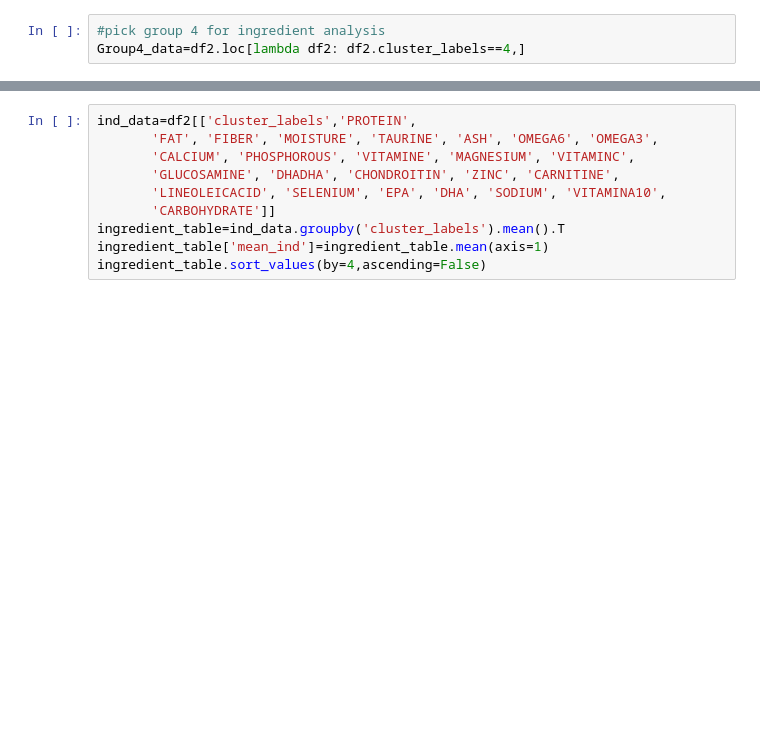
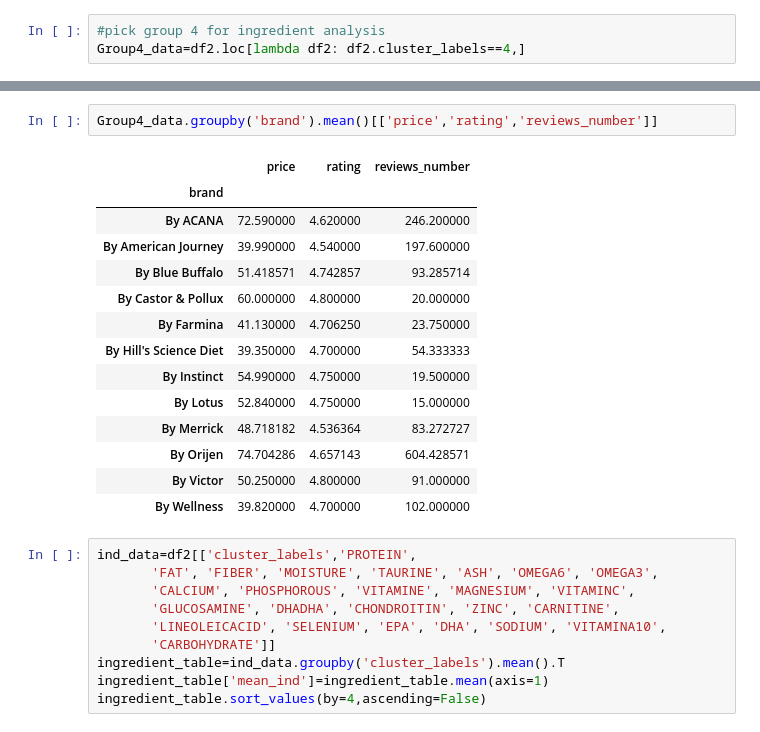
Before and after one commit to summersuny/02scrapyPetProduct, a Jupyter notebook: Dogfood_project_clustering.ipynb, the cells around one changed output, grey strips where cells are left out. Drawn from its saved outputs; the diff is of its cells as text; blank space fills up the shorter version.

```diff
--- a/Dogfood_project_clustering.ipynb
+++ b/Dogfood_project_clustering.ipynb
@@ -907,3 +951,20 @@ Group4_data=df2.loc[lambda df2: df2.cluster_labels==4,]
+# %%
+Group4_data.groupby('brand').mean()[['price','rating','reviews_number']]
+# %% [output]
+|  | price | rating | reviews_number |
+| brand |  |  |  |
+| By ACANA | 72.590000 | 4.620000 | 246.200000 |
+| By American Journey | 39.990000 | 4.540000 | 197.600000 |
+| By Blue Buffalo | 51.418571 | 4.742857 | 93.285714 |
+| By Castor & Pollux | 60.000000 | 4.800000 | 20.000000 |
+| By Farmina | 41.130000 | 4.706250 | 23.750000 |
+| By Hill's Science Diet | 39.350000 | 4.700000 | 54.333333 |
+| By Instinct | 54.990000 | 4.750000 | 19.500000 |
+| By Lotus | 52.840000 | 4.750000 | 15.000000 |
+| By Merrick | 48.718182 | 4.536364 | 83.272727 |
+| By Orijen | 74.704286 | 4.657143 | 604.428571 |
+| By Victor | 50.250000 | 4.800000 | 91.000000 |
+| By Wellness | 39.820000 | 4.700000 | 102.000000 |
 # %%
 ind_data=df2[['cluster_labels','PROTEIN',
        'FAT', 'FIBER', 'MOISTURE', 'TAURINE', 'ASH', 'OMEGA6', 'OMEGA3',
```
Also changed, not shown: parts of 5 cells of this notebook, 1 other file.
